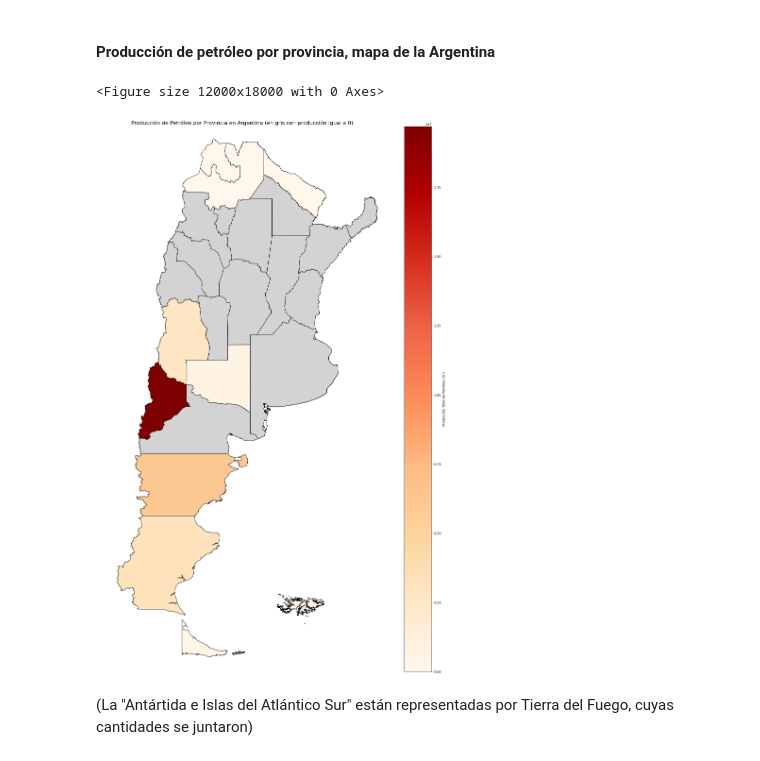
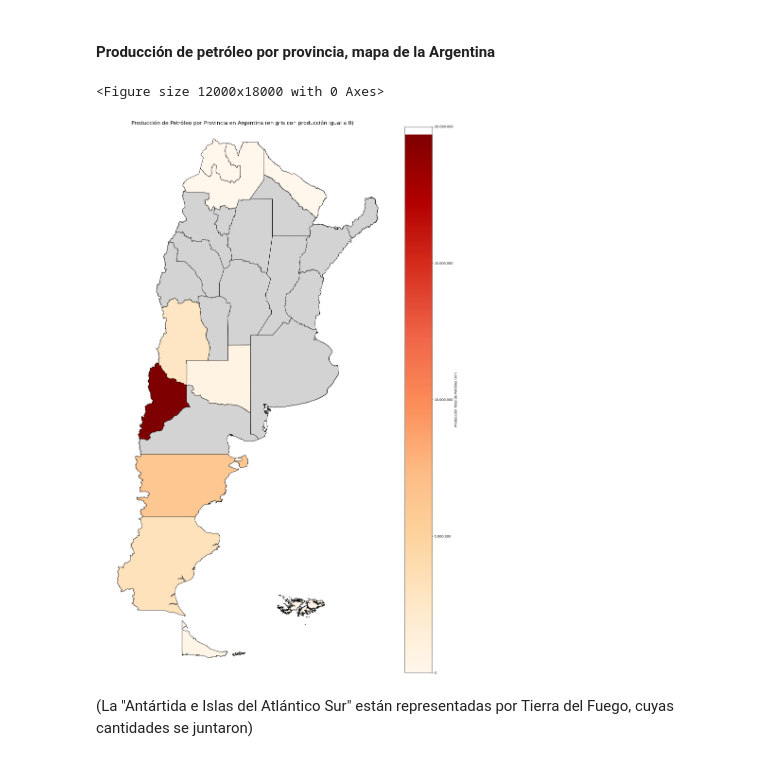
Before and after one commit to Nicopiwi/tps-calidad-de-datos, a Jupyter notebook: tp2/puntoD.ipynb, the cells around one changed output. Cells and saved outputs as stored; diff of their text form; code cells hidden in the pictures.

```diff
--- a/tp2/puntoD.ipynb
+++ b/tp2/puntoD.ipynb
@@ -446,6 +518,8 @@ array(['Ciudad Autónoma de Buenos Aires', 'Neuquén', 'San Luis',
 # %%
 import geopandas as gpd
 import matplotlib.pyplot as plt
+import matplotlib.colors as mcolors
+from matplotlib.ticker import FuncFormatter
 
 # Ruta al shapefile
 shapefile_path = 'C:/Users/ivola/OneDrive/Escritorio/Mapa_Argentina_Bicontinental_QGIS/datos_shp/Provincias.shp'
@@ -464,39 +538,58 @@ gdf_p_provincias = gdf_p_provincias.merge(
     how='left'  # Mantener todas las provincias, incluso si no tienen datos
 )
 
 # Rellenar valores nulos en las columnas de producción
 gdf_p_provincias['total'] = gdf_p_provincias['total'].fillna(0)
 
 plt.figure(figsize=(40, 60), dpi=300)
 
 # Crear un mapa de calor basado en la columna 'total'
+norm = mcolors.Normalize(vmin=gdf_p_provincias['total'].min(), vmax=gdf_p_provincias['total'].max())
+cmap = plt.cm.OrRd
+
 ax = gdf_p_provincias.plot(
     column='total',
-    cmap='OrRd',  # Escala de colores
-    legend=True,
-    legend_kwds={'label': "Producción Total de Petróleo (m³)"},
+    cmap=cmap,
     edgecolor='black',
-    figsize=(20, 30) #ESTE ES CLAVE
+    figsize=(20, 30),
+    norm=norm
 )
 
-# Añadir las provincias con producción 0 en color gris
+# Añadir las provincias con producción 0 en color lightgray
 gdf_p_provincias[gdf_p_provincias['total'] == 0].plot(
     color='lightgray',
     edgecolor='black',
     ax=ax
 )
+
+# Añadir barra de color personalizada
+sm = plt.cm.ScalarMappable(cmap=cmap, norm=norm)
+sm._A = []  # Necesario para el ScalarMappable
+cbar = plt.colorbar(sm, ax=ax)
+cbar.set_label("Producción Total de Petróleo (m³)")
+
+# Formatear la barra de color para mostrar números reales
+def millones(x, pos):
+    return f'{x:,.0f}'.replace(',', '.')
+
+formatter = FuncFormatter(millones)
+cbar.ax.yaxis.set_major_formatter(formatter)
+
+# Personalizar los ticks de la barra de color para que muestren valores intermedios
+cbar.set_ticks([0, 5000000, 10000000, 15000000, 20000000])
+cbar.set_ticklabels(['0', '5.000.000', '10.000.000', '15.000.000', '20.000.000'])
 
 # Ajustar límites (puedes probar diferentes valores para afinar el mapa)
 ax.set_xlim(-75, -53)  # Ajusta los valores de longitud
 ax.set_ylim(-56, -21)  # Ajusta los valores de latitud
 
 # Configurar título
 plt.title("Producción de Petróleo por Provincia en Argentina (en gris con producción igual a 0)", fontsize=16)
 plt.axis('off')  # Quitar ejes
 plt.show()
 # %% [output]
 <Figure size 12000x18000 with 0 Axes>
-[figure, old version]
+[figure, new version]
 # %% [markdown]
 (La "Antártida e Islas del Atlántico Sur" están representadas por Tierra del Fuego, cuyas cantidades se juntaron)
 # %% [markdown]
```
Also changed, not shown: parts of 3 cells of this notebook.
